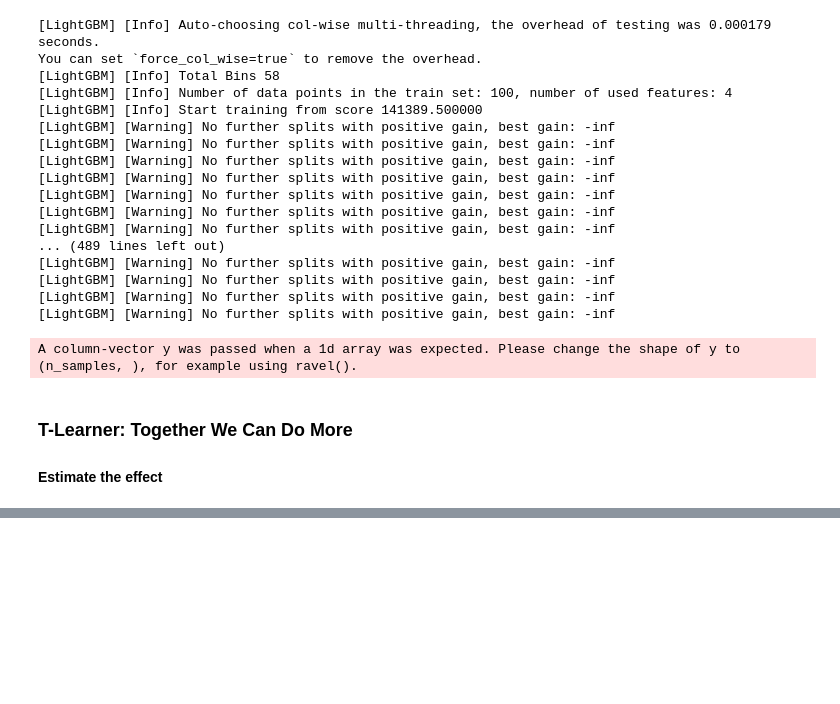
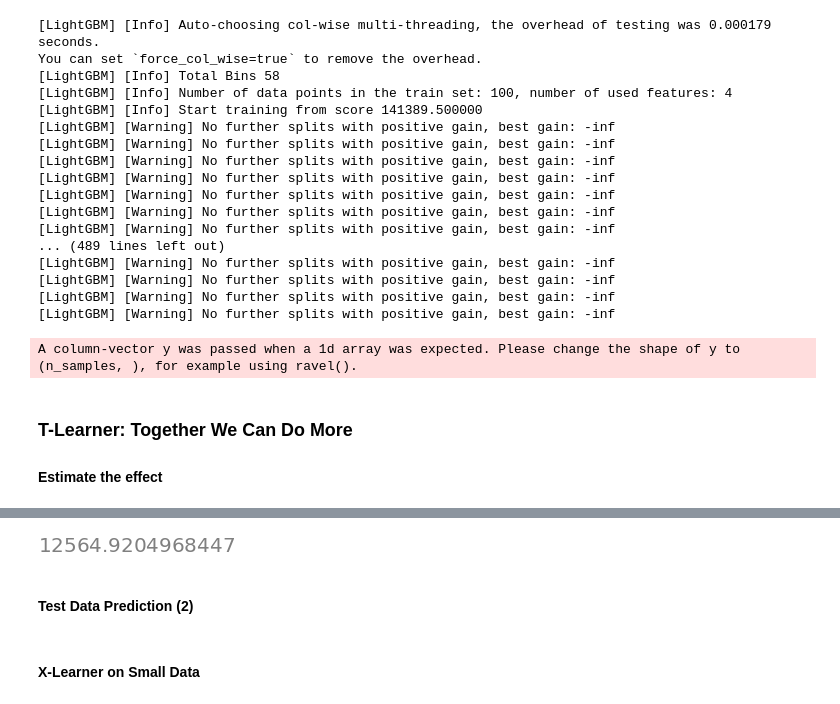
Before and after one commit to joakor89/Causal_inference_in_python, a Jupyter notebook: chap_09/MML.ipynb, the cells around one changed output, grey strips where cells are left out. Drawn from its saved outputs; the diff is of its cells as text; code cells hidden in the pictures; blank space fills up the shorter version.

Commit message:
X-Learner done

```diff
--- a/chap_09/Untitled.ipynb
+++ b/chap_09/MML.ipynb
@@ -676,0 +765,12 @@ You can set `force_col_wise=true` to remove the overhead.
+# %%
+# X-Learner with just one specified model - equivalent to the cell above
+estimate = model.estimate_effect(
+    identified_estimand=estimand,
+    method_name='backdoor.econml.metalearners.XLearner',
+    target_units='ate',
+    method_params={
+        'init_params': {
+            'models': LGBMRegressor(n_estimators=50, max_depth=10),
+        },
+        'fit_params': {},
+    })
@@ -676,0 +796,6 @@ You can set `force_col_wise=true` to remove the overhead.
+# %%
+estimate.cate_estimates.mean()
+# %% [output]
+[figure, added]
+# %% [markdown]
+#### Test Data Prediction (2)
@@ -676,0 +816,2 @@ You can set `force_col_wise=true` to remove the overhead.
+# %% [markdown]
+#### X-Learner on Small Data
```
Also changed, not shown: parts of 45 cells of this notebook.
